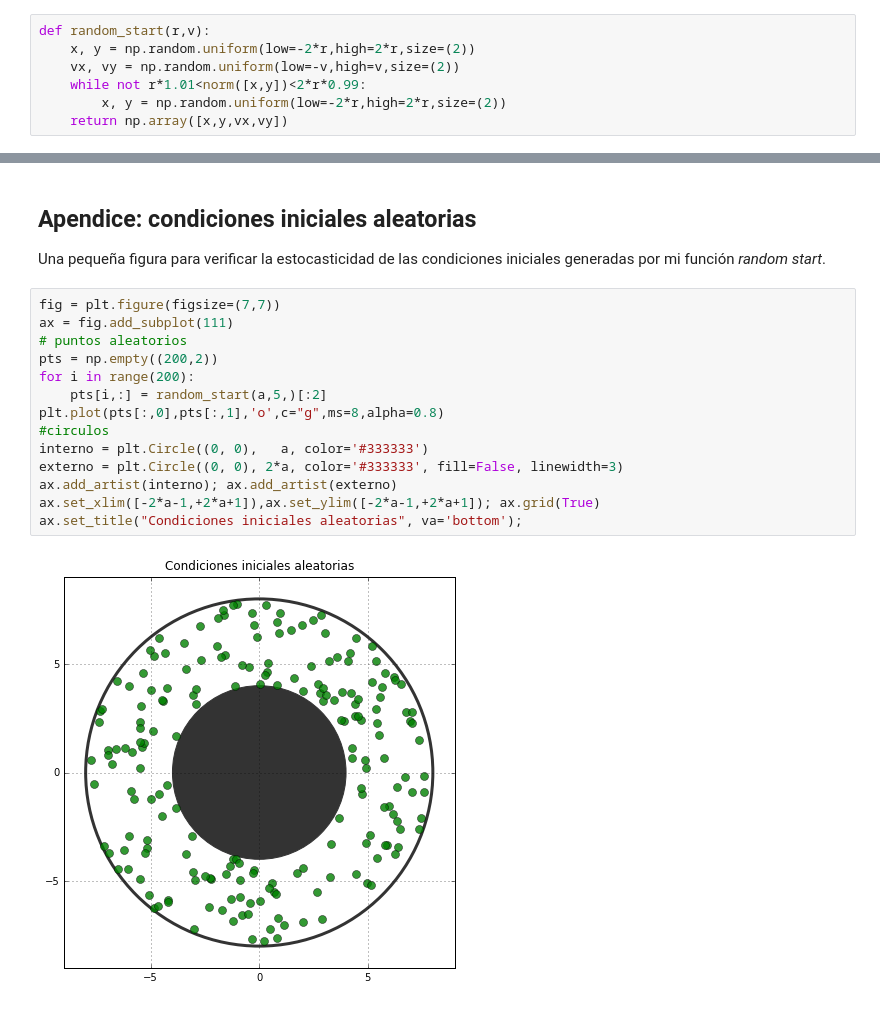
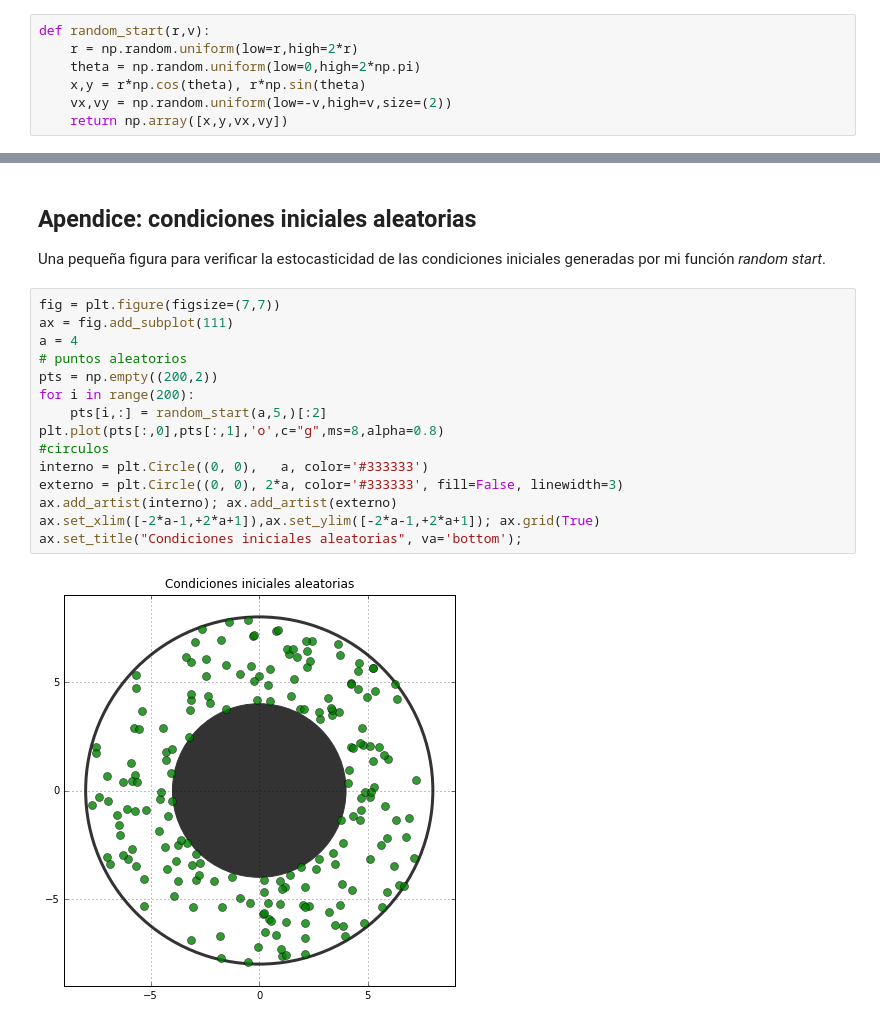
Before and after one commit to jeronimozc/FisicaComputacional_2017-1, a Jupyter notebook: Ex1/Problema_4.ipynb, the cells around one changed output, grey strips where cells are left out. Drawn from its saved outputs; the diff is of its cells as text.

```diff
--- a/Ex1/Problema_4.ipynb
+++ b/Ex1/Problema_4.ipynb
@@ -55,10 +55,10 @@ def rebote_cascaron(r_v_i,mi_dt,limit,caso,tol=1e-4,**kwargs):
     return y0
 # %%
 def random_start(r,v):
-    x, y = np.random.uniform(low=-2*r,high=2*r,size=(2))
-    vx, vy = np.random.uniform(low=-v,high=v,size=(2))
-    while not r*1.01<norm([x,y])<2*r*0.99:
-        x, y = np.random.uniform(low=-2*r,high=2*r,size=(2))
+    r = np.random.uniform(low=r,high=2*r)
+    theta = np.random.uniform(low=0,high=2*np.pi)
+    x,y = r*np.cos(theta), r*np.sin(theta)
+    vx,vy = np.random.uniform(low=-v,high=v,size=(2))
     return np.array([x,y,vx,vy])
 # %% [markdown]
 ## (A) Algunos rebotes
@@ -243,16 +243,17 @@ Una pequeña figura para verificar la estocasticidad de las condiciones iniciale
 # %%
 fig = plt.figure(figsize=(7,7))
 ax = fig.add_subplot(111)
+a = 4
 # puntos aleatorios
 pts = np.empty((200,2))
 for i in range(200):
     pts[i,:] = random_start(a,5,)[:2]
 plt.plot(pts[:,0],pts[:,1],'o',c="g",ms=8,alpha=0.8)
 #circulos
 interno = plt.Circle((0, 0),   a, color='#333333')
 externo = plt.Circle((0, 0), 2*a, color='#333333', fill=False, linewidth=3)
 ax.add_artist(interno); ax.add_artist(externo)
 ax.set_xlim([-2*a-1,+2*a+1]),ax.set_ylim([-2*a-1,+2*a+1]); ax.grid(True)
 ax.set_title("Condiciones iniciales aleatorias", va='bottom');
 # %% [output]
-[figure, old version]
+[figure, new version]
```
